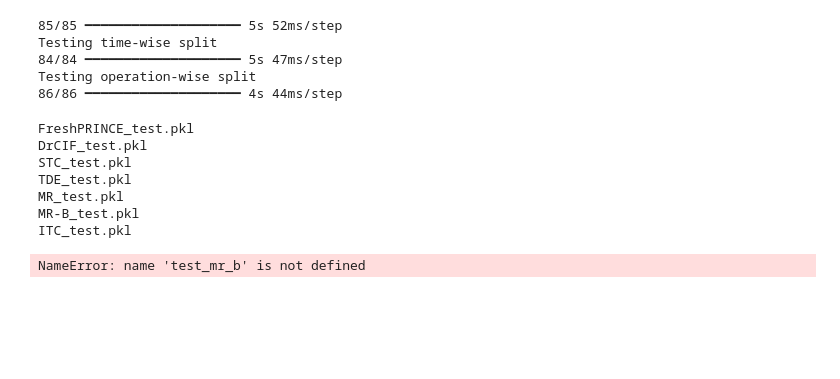
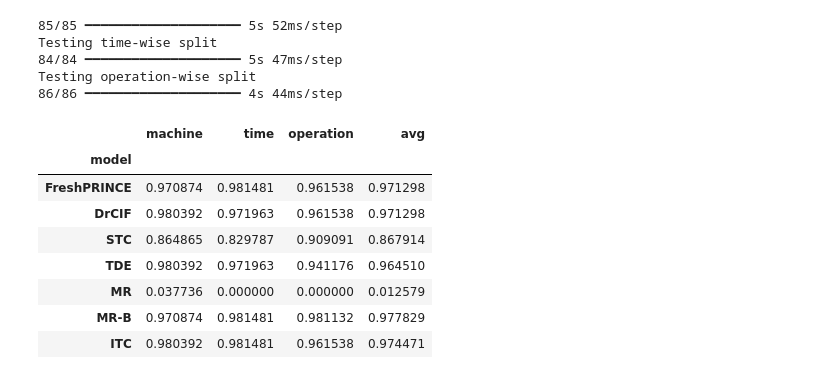
Before and after one commit to Tinus1424/thesis, a Jupyter notebook: rocket.ipynb, the cells around one changed output. Saved outputs shown, nothing was run; the diff lists cells and outputs as text; code cells hidden in the pictures; blank space fills up the shorter version.

```diff
--- a/rocket.ipynb
+++ b/rocket.ipynb
@@ -317,22 +317,22 @@ results_recall["model"] = ["FreshPRINCE", "DrCIF", "STC", "TDE", "MR", "MR-B", "
 results_recall = results_recall.set_index("model")
 results_recall = results_recall.rename(columns = {0: "machine", 1 : "time", 2: "operation"})
 results_recall["avg"] = results_recall.mean(axis = 1)
+# %%
+results
+# %% [output]
+|  | machine | time | operation | avg |
+| model |  |  |  |  |
+| FreshPRINCE | 0.970874 | 0.981481 | 0.961538 | 0.971298 |
+| DrCIF | 0.980392 | 0.971963 | 0.961538 | 0.971298 |
+| STC | 0.864865 | 0.829787 | 0.909091 | 0.867914 |
+| TDE | 0.980392 | 0.971963 | 0.941176 | 0.964510 |
+| MR | 0.037736 | 0.000000 | 0.000000 | 0.012579 |
+| MR-B | 0.970874 | 0.981481 | 0.981132 | 0.977829 |
+| ITC | 0.980392 | 0.981481 | 0.961538 | 0.974471 |
 # %%
 MODELS = ["fp", "drcif", "stc", "tde", "mr", "mr_baseline", "itc"]
 for model in MODELS:
     filename = f"test_results/{model}_test.pkl"
     resultsname = f"test_{model}"
     with open(filename, "wb") as f:
-        pickle.dump(test_model, f)
+        pickle.dump(resultsname, f)
-# %% [output]
-FreshPRINCE_test.pkl
-DrCIF_test.pkl
-STC_test.pkl
-TDE_test.pkl
-MR_test.pkl
-MR-B_test.pkl
-ITC_test.pkl
-# %%
-test_mr_b
-# %% [output]
-NameError: name 'test_mr_b' is not defined
```
Also changed, not shown: 10 other files.
